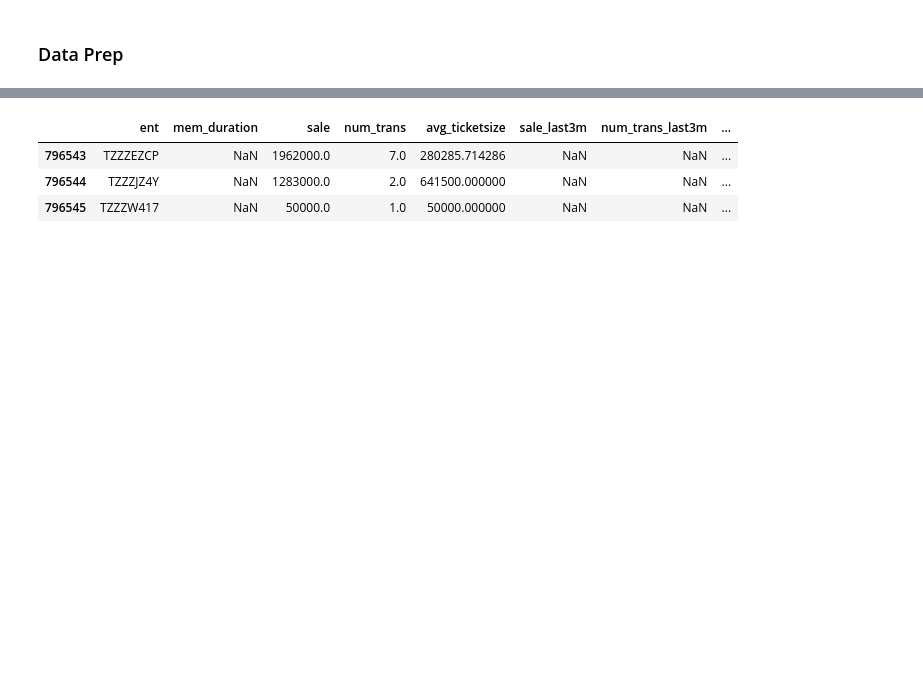
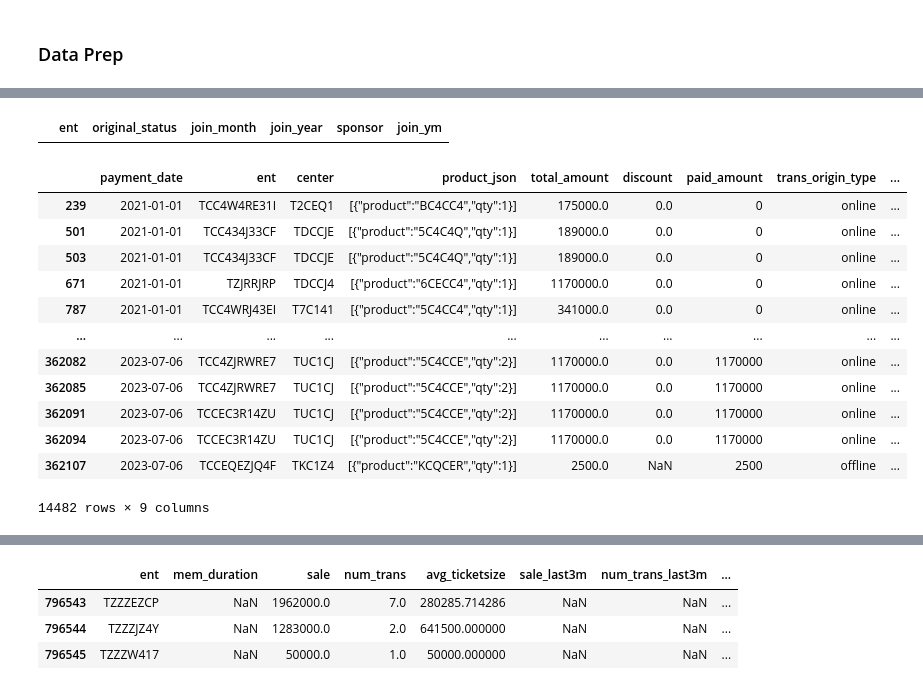
Before and after one commit to terjirapat/MADT8101-Customer-Analytics, a Jupyter notebook: Workshop 5 - Segmentation/main.ipynb, the cells around one changed output, grey strips where cells are left out. Drawn from its saved outputs; the diff is of its cells as text; code cells hidden in the pictures; blank space fills up the shorter version.

```diff
--- a/Workshop 5 - Segmentation/main.ipynb
+++ b/Workshop 5 - Segmentation/main.ipynb
@@ -106,3 +151,23 @@ memory usage: 165.2+ MB
+# %%
+df_member[df_member.duplicated()]
+# %% [output]
+|  | ent | original_status | join_month | join_year | sponsor | join_ym |
+# %%
+df_trans[df_trans.duplicated()]
+# %% [output]
+|  | payment_date | ent | center | product_json | total_amount | discount | paid_amount | trans_origin_type | ... |
+| 239 | 2021-01-01 | TCC4W4RE31I | T2CEQ1 | [{"product":"BC4CC4","qty":1}] | 175000.0 | 0.0 | 0 | online | ... |
+| 501 | 2021-01-01 | TCC434J33CF | TDCCJE | [{"product":"5C4C4Q","qty":1}] | 189000.0 | 0.0 | 0 | online | ... |
+| 503 | 2021-01-01 | TCC434J33CF | TDCCJE | [{"product":"5C4C4Q","qty":1}] | 189000.0 | 0.0 | 0 | online | ... |
+| 671 | 2021-01-01 | TZJRRJRP | TDCCJ4 | [{"product":"6CECC4","qty":1}] | 1170000.0 | 0.0 | 0 | online | ... |
+| 787 | 2021-01-01 | TCC4WRJ43EI | T7C141 | [{"product":"5C4CC4","qty":1}] | 341000.0 | 0.0 | 0 | online | ... |
+| ... | ... | ... | ... | ... | ... | ... | ... | ... | ... |
+| 362082 | 2023-07-06 | TCC4ZJRWRE7 | TUC1CJ | [{"product":"5C4CCE","qty":2}] | 1170000.0 | 0.0 | 1170000 | online | ... |
+| 362085 | 2023-07-06 | TCC4ZJRWRE7 | TUC1CJ | [{"product":"5C4CCE","qty":2}] | 1170000.0 | 0.0 | 1170000 | online | ... |
+| 362091 | 2023-07-06 | TCCEC3R14ZU | TUC1CJ | [{"product":"5C4CCE","qty":2}] | 1170000.0 | 0.0 | 1170000 | online | ... |
+| 362094 | 2023-07-06 | TCCEC3R14ZU | TUC1CJ | [{"product":"5C4CCE","qty":2}] | 1170000.0 | 0.0 | 1170000 | online | ... |
+| 362107 | 2023-07-06 | TCCEQEZJQ4F | TKC1Z4 | [{"product":"KCQCER","qty":1}] | 2500.0 | NaN | 2500 | offline | ... |
+14482 rows × 9 columns
 # %%
 # clean data type
 df_trans_cleaned['payment_date'] = pd.to_datetime(df_trans_cleaned['payment_date'])
```
Also changed, not shown: parts of 10 cells of this notebook.
